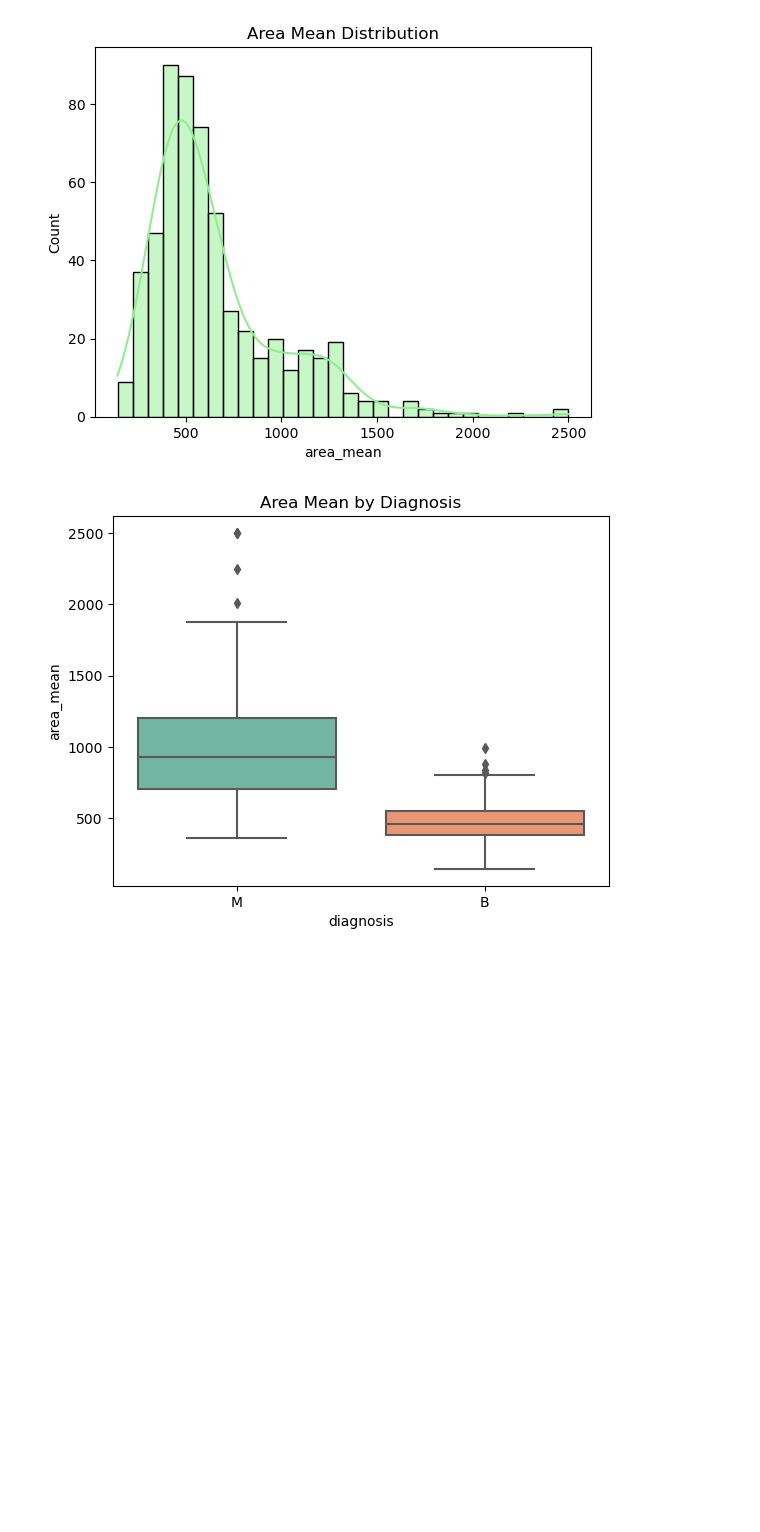
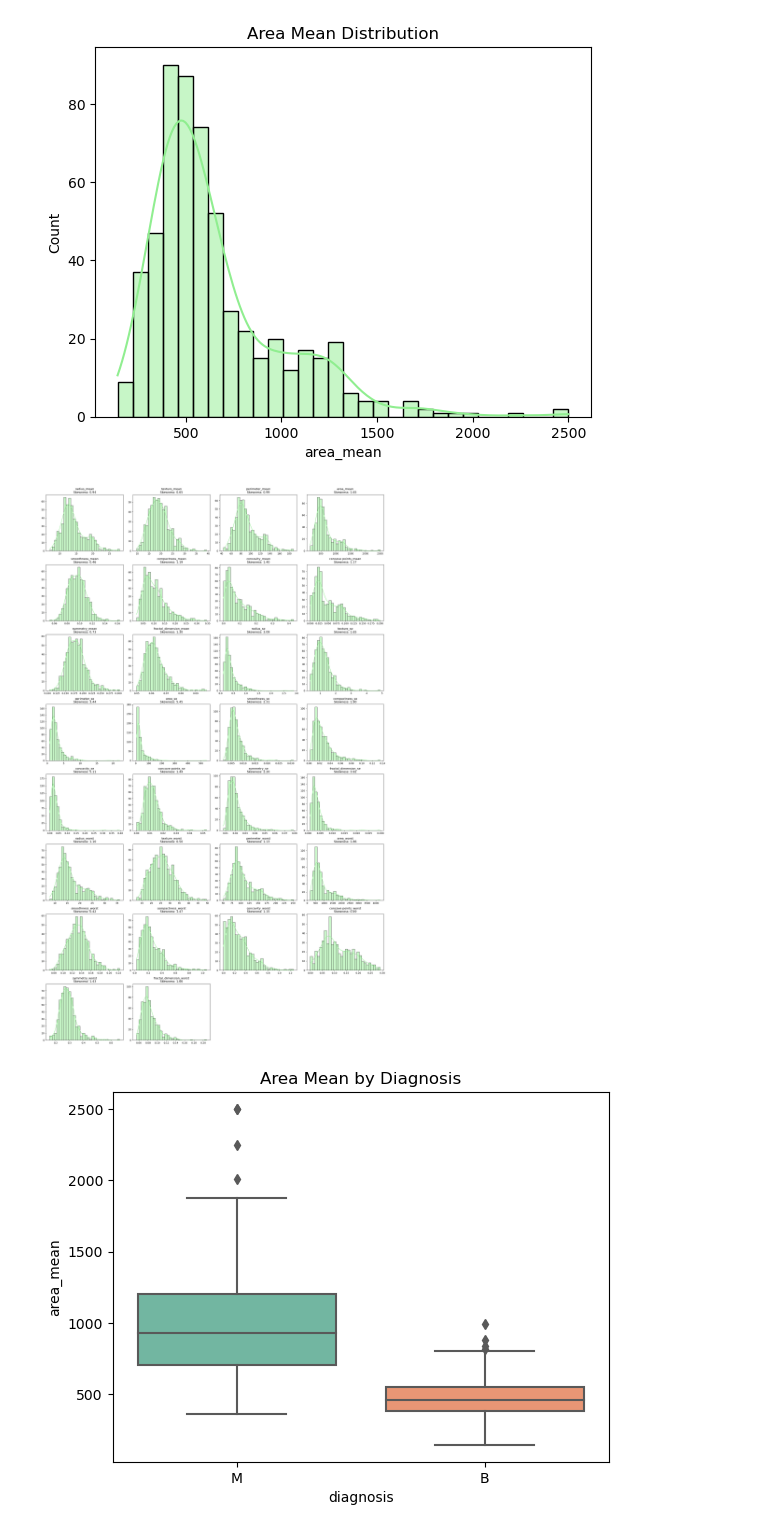
Before and after one commit to lakshmiprasanth9222/Introduction-to-AI, a Jupyter notebook: aipractical.ipynb, the cells around one changed output. Saved outputs shown, nothing was run; the diff lists cells and outputs as text; code cells hidden in the pictures; blank space fills up the shorter version.

```diff
--- a/aipractical.ipynb
+++ b/aipractical.ipynb
@@ -110,4 +120,29 @@ plt.xlabel('area_mean')
 plt.show()
 # %% [output]
 [figure]
+# %%
+
+#finding the skewness for all the distributions
+data = df.drop(['id', 'diagnosis'], axis=1)
+
+# Set up the plot grid
+numb_cols = len(data.columns)
+colmn = 4  # Number of columns in the plot grid
+rows = (numb_cols // colmn) + (numb_cols % colmn > 0)
+
+plt.figure(figsize=(20, rows * 4))  # Adjust the figure size as needed
+
+# Loop through each column and plot
+for i, column in enumerate(data.columns):
+    skew_val = data[column].skew()
+    plt.subplot(rows, colmn, i + 1)
+    sns.histplot(data[column], kde=True, bins=30, color='lightgreen')
+    plt.title(f'{column}\nSkewness: {skew_val:.2f}')
+    plt.xlabel('')
+    plt.ylabel('')
+
+plt.tight_layout()
+plt.show()
+# %% [output]
+[figure, added]
 # %%
```
Also changed, not shown: parts of 52 cells of this notebook.
